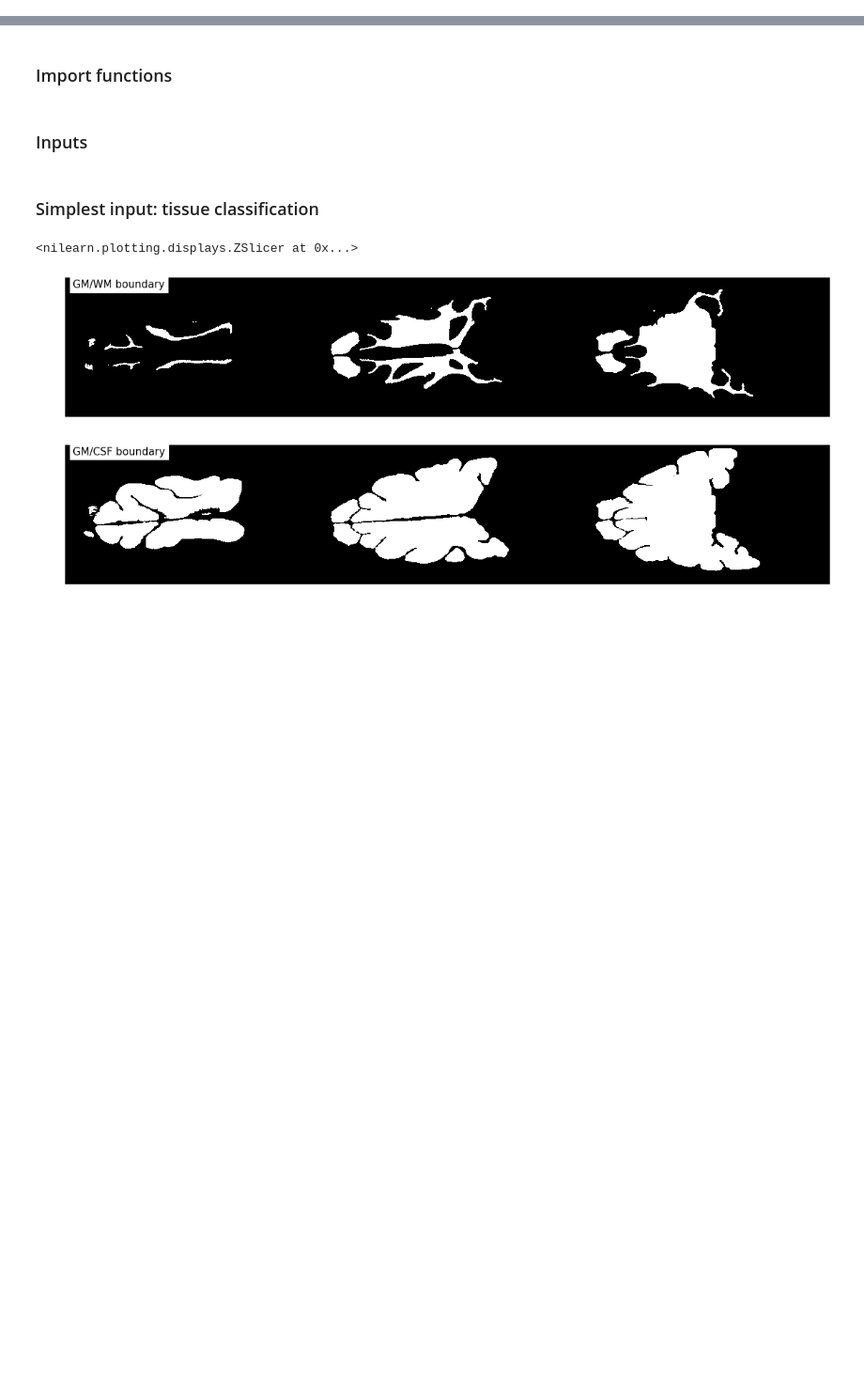
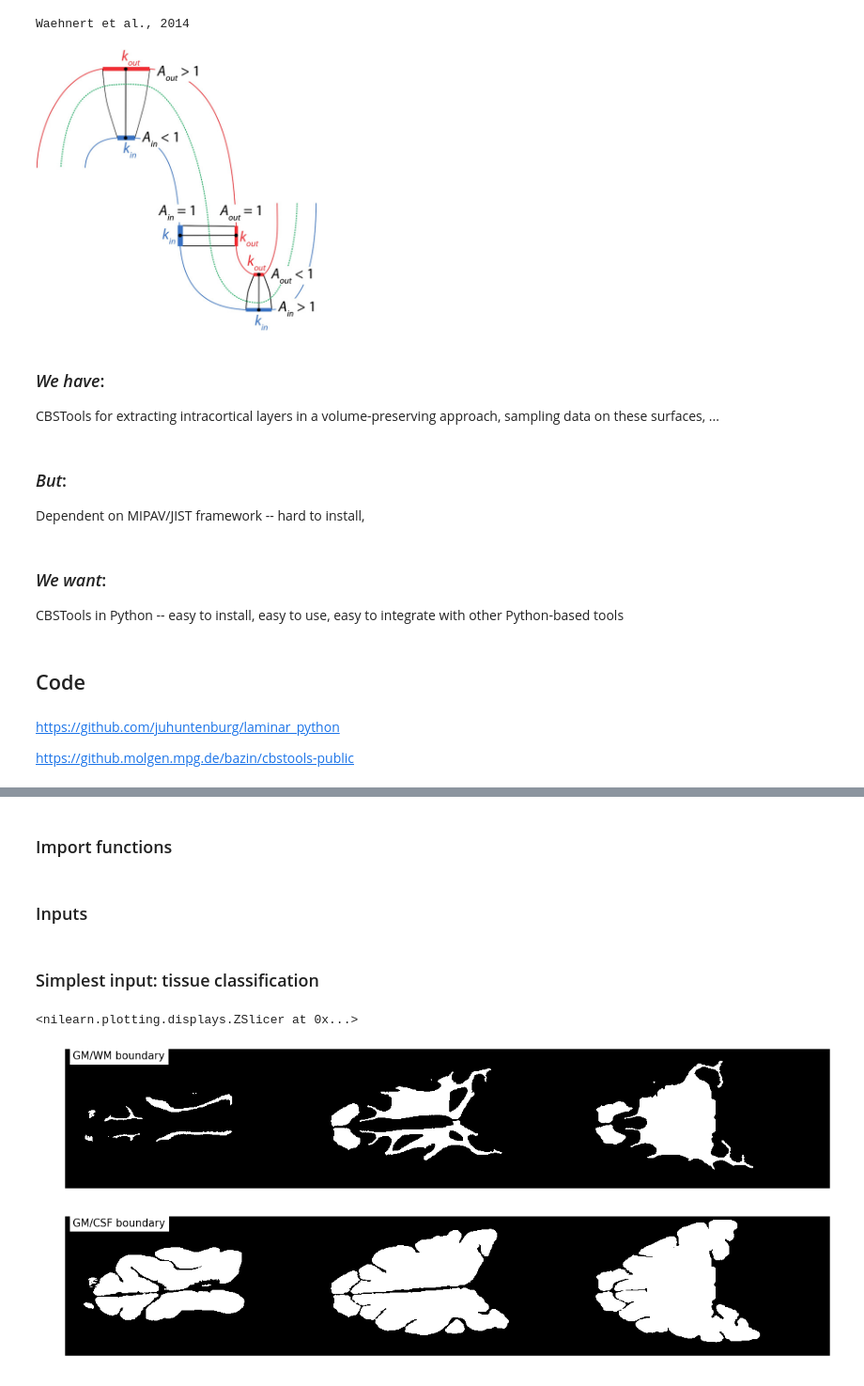
Before and after one commit to juhuntenburg/laminar_python, a Jupyter notebook: laminar_python_demo.ipynb, the cells around one changed output, grey strips where cells are left out. Shown at 94% size. Drawn from its saved outputs; the diff is of its cells as text; code cells hidden in the pictures; blank space fills up the shorter version.

```diff
--- a/laminar_python_demo.ipynb
+++ b/laminar_python_demo.ipynb
@@ -0,0 +16,21 @@
+# %%
+print "Waehnert et al., 2014"
+Image(filename='/SCR/mpi/ohbm_2016/pics/waehnert.png', width=300)
+# %% [output]
+Waehnert et al., 2014
+[figure, added]
+# %% [markdown]
+### *We have*:
+CBSTools for extracting intracortical layers in a volume-preserving approach, sampling data on these surfaces, ...
+# %% [markdown]
+### *But*:
+Dependent on MIPAV/JIST framework -- hard to install,
+# %% [markdown]
+### *We want*:
+CBSTools in Python -- easy to install, easy to use, easy to integrate with other Python-based tools
+# %% [markdown]
+## Code
+# %% [markdown]
+https://github.com/juhuntenburg/laminar_python
+
+https://github.molgen.mpg.de/bazin/cbstools-public
```
Also changed, not shown: parts of 10 cells of this notebook.
